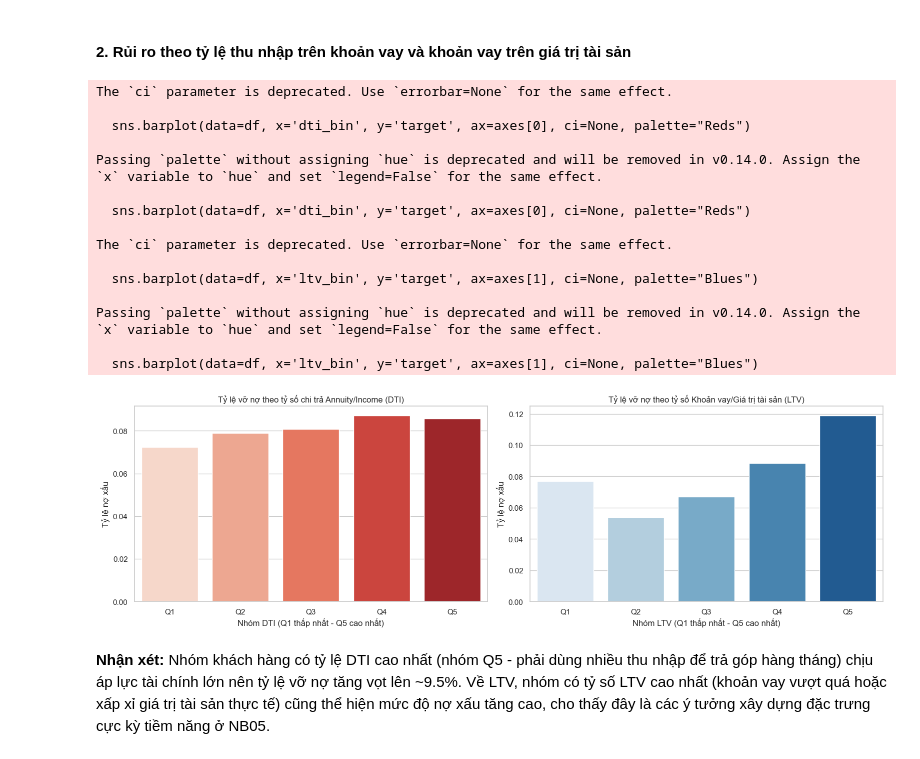
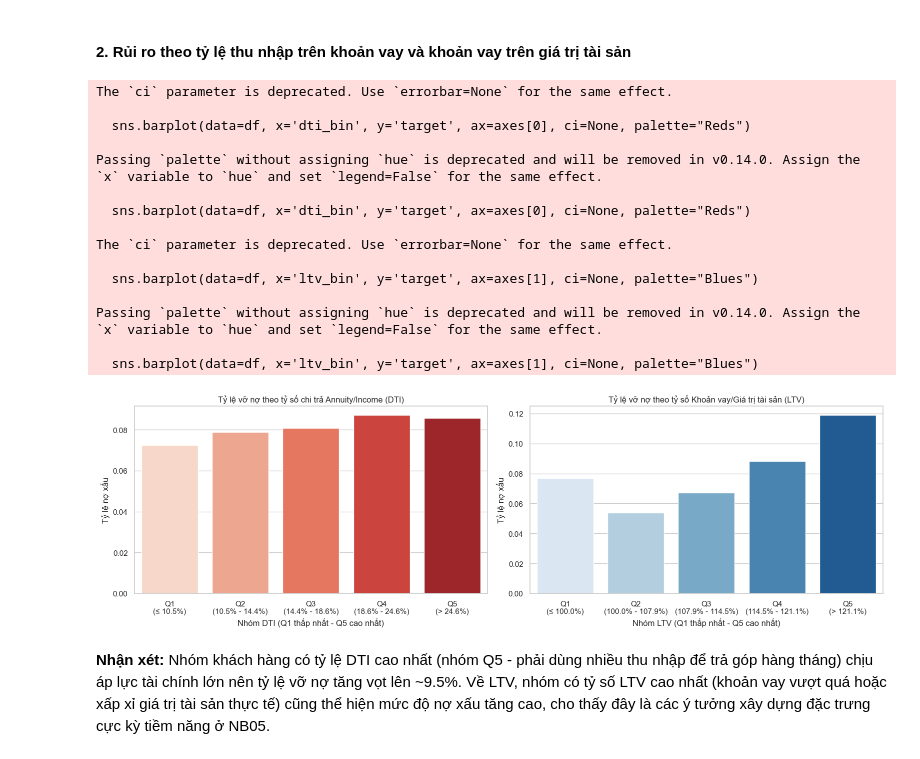
Before and after one commit to thanhhung9720001-collab/credit-risk-classifier, a Jupyter notebook: notebooks/04_eda_visualization.ipynb, the cells around one changed output. Drawn from its saved outputs; the diff is of its cells as text; code cells hidden in the pictures.

```diff
--- a/notebooks/04_eda_visualization.ipynb
+++ b/notebooks/04_eda_visualization.ipynb
@@ -355,41 +355,61 @@ Passing `palette` without assigning `hue` is deprecated and will be removed in v
 df['dti'] = df['amt_annuity'] / (df['amt_income_total'] + 1) # Nợ trả hàng năm / Thu nhập năm
 df['ltv'] = df['amt_credit'] / (df['amt_goods_price'] + 1)   # Khoản vay / Giá trị tài sản mua
 
-# Phân nhóm 5 khoảng
-df['dti_bin'] = pd.qcut(df['dti'].dropna(), q=5, labels=['Q1', 'Q2', 'Q3', 'Q4', 'Q5'])
-df['ltv_bin'] = pd.qcut(df['ltv'].dropna(), q=5, labels=['Q1', 'Q2', 'Q3', 'Q4', 'Q5'])
+# 1. Phân nhóm 5 khoảng cho DTI và tính nhãn động phần trăm
+dti_cats, dti_bins = pd.qcut(df['dti'].dropna(), q=5, retbins=True)
+dti_bins_pct = [x * 100 for x in dti_bins]
+dti_labels = [
+    f"Q1\n(≤ {dti_bins_pct[1]:.1f}%)",
+    f"Q2\n({dti_bins_pct[1]:.1f}% - {dti_bins_pct[2]:.1f}%)",
+    f"Q3\n({dti_bins_pct[2]:.1f}% - {dti_bins_pct[3]:.1f}%)",
+    f"Q4\n({dti_bins_pct[3]:.1f}% - {dti_bins_pct[4]:.1f}%)",
+    f"Q5\n(> {dti_bins_pct[4]:.1f}%)"
+]
+df['dti_bin'] = pd.qcut(df['dti'].dropna(), q=5, labels=dti_labels)
+
+# 2. Phân nhóm 5 khoảng cho LTV và tính nhãn động phần trăm
+ltv_cats, ltv_bins = pd.qcut(df['ltv'].dropna(), q=5, retbins=True)
+ltv_bins_pct = [x * 100 for x in ltv_bins]
+ltv_labels = [
+    f"Q1\n(≤ {ltv_bins_pct[1]:.1f}%)",
+    f"Q2\n({ltv_bins_pct[1]:.1f}% - {ltv_bins_pct[2]:.1f}%)",
+    f"Q3\n({ltv_bins_pct[2]:.1f}% - {ltv_bins_pct[3]:.1f}%)",
+    f"Q4\n({ltv_bins_pct[3]:.1f}% - {ltv_bins_pct[4]:.1f}%)",
+    f"Q5\n(> {ltv_bins_pct[4]:.1f}%)"
+]
+df['ltv_bin'] = pd.qcut(df['ltv'].dropna(), q=5, labels=ltv_labels)
 
 fig, axes = plt.subplots(1, 2, figsize=(16, 5))
 
 sns.barplot(data=df, x='dti_bin', y='target', ax=axes[0], ci=None, palette="Reds")
 axes[0].set_title("Tỷ lệ vỡ nợ theo tỷ số chi trả Annuity/Income (DTI)")
 axes[0].set_xlabel("Nhóm DTI (Q1 thấp nhất - Q5 cao nhất)")
 axes[0].set_ylabel("Tỷ lệ nợ xấu")
 
 sns.barplot(data=df, x='ltv_bin', y='target', ax=axes[1], ci=None, palette="Blues")
 axes[1].set_title("Tỷ lệ vỡ nợ theo tỷ số Khoản vay/Giá trị tài sản (LTV)")
 axes[1].set_xlabel("Nhóm LTV (Q1 thấp nhất - Q5 cao nhất)")
 axes[1].set_ylabel("Tỷ lệ nợ xấu")
 
 plt.tight_layout()
 plt.show()
 # %% [output]
 The `ci` parameter is deprecated. Use `errorbar=None` for the same effect.
 
   sns.barplot(data=df, x='dti_bin', y='target', ax=axes[0], ci=None, palette="Reds")
 
 Passing `palette` without assigning `hue` is deprecated and will be removed in v0.14.0. Assign the `x` variable to `hue` and set `legend=False` for the same effect.
 
   sns.barplot(data=df, x='dti_bin', y='target', ax=axes[0], ci=None, palette="Reds")
 
 The `ci` parameter is deprecated. Use `errorbar=None` for the same effect.
 
   sns.barplot(data=df, x='ltv_bin', y='target', ax=axes[1], ci=None, palette="Blues")
 
 Passing `palette` without assigning `hue` is deprecated and will be removed in v0.14.0. Assign the `x` variable to `hue` and set `legend=False` for the same effect.
 
   sns.barplot(data=df, x='ltv_bin', y='target', ax=axes[1], ci=None, palette="Blues")
-[figure, old version]
+[figure, new version]
 # %% [markdown]
 **Nhận xét:** Nhóm khách hàng có tỷ lệ DTI cao nhất (nhóm Q5 - phải dùng nhiều thu nhập để trả góp hàng tháng) chịu áp lực tài chính lớn nên tỷ lệ vỡ nợ tăng vọt lên ~9.5%. Về LTV, nhóm có tỷ số LTV cao nhất (khoản vay vượt quá hoặc xấp xỉ giá trị tài sản thực tế) cũng thể hiện mức độ nợ xấu tăng cao, cho thấy đây là các ý tưởng xây dựng đặc trưng cực kỳ tiềm năng ở NB05.
 # %% [markdown]
```
Also changed, not shown: 1 other file.
